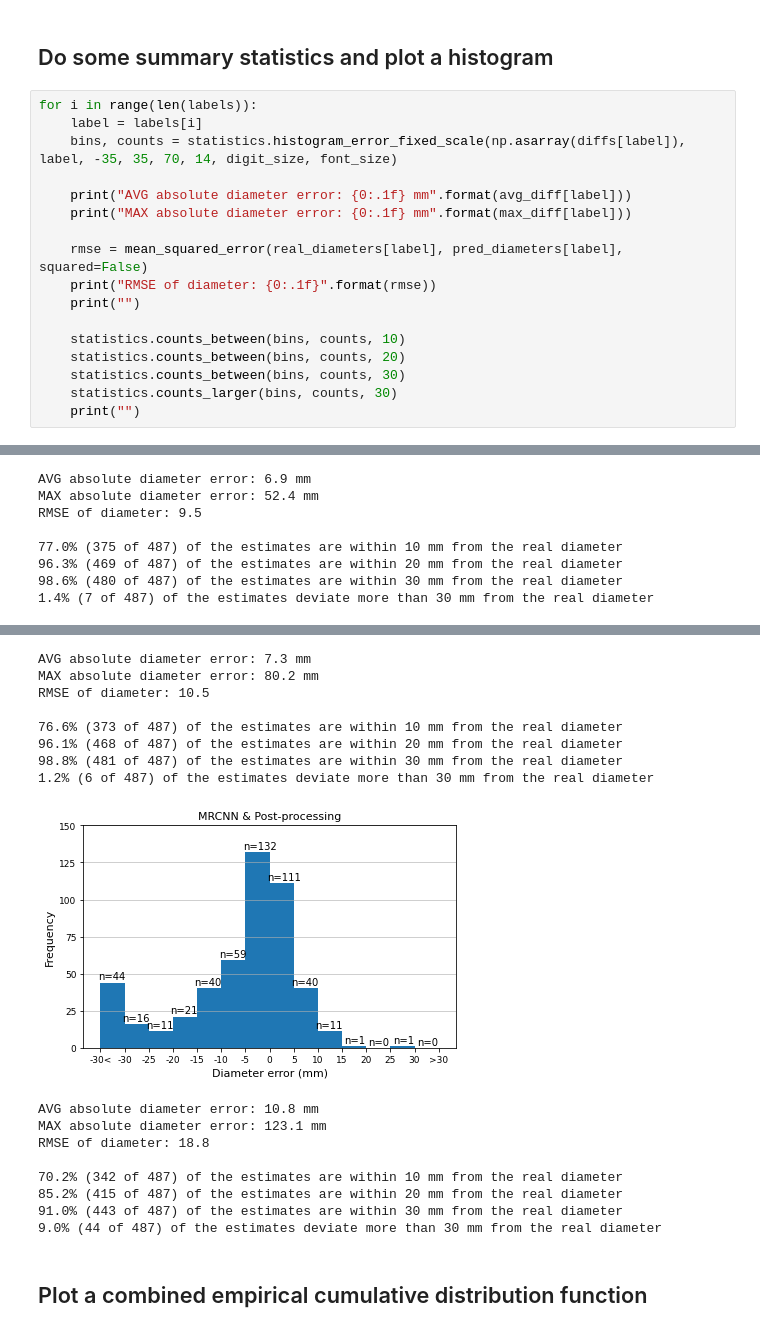
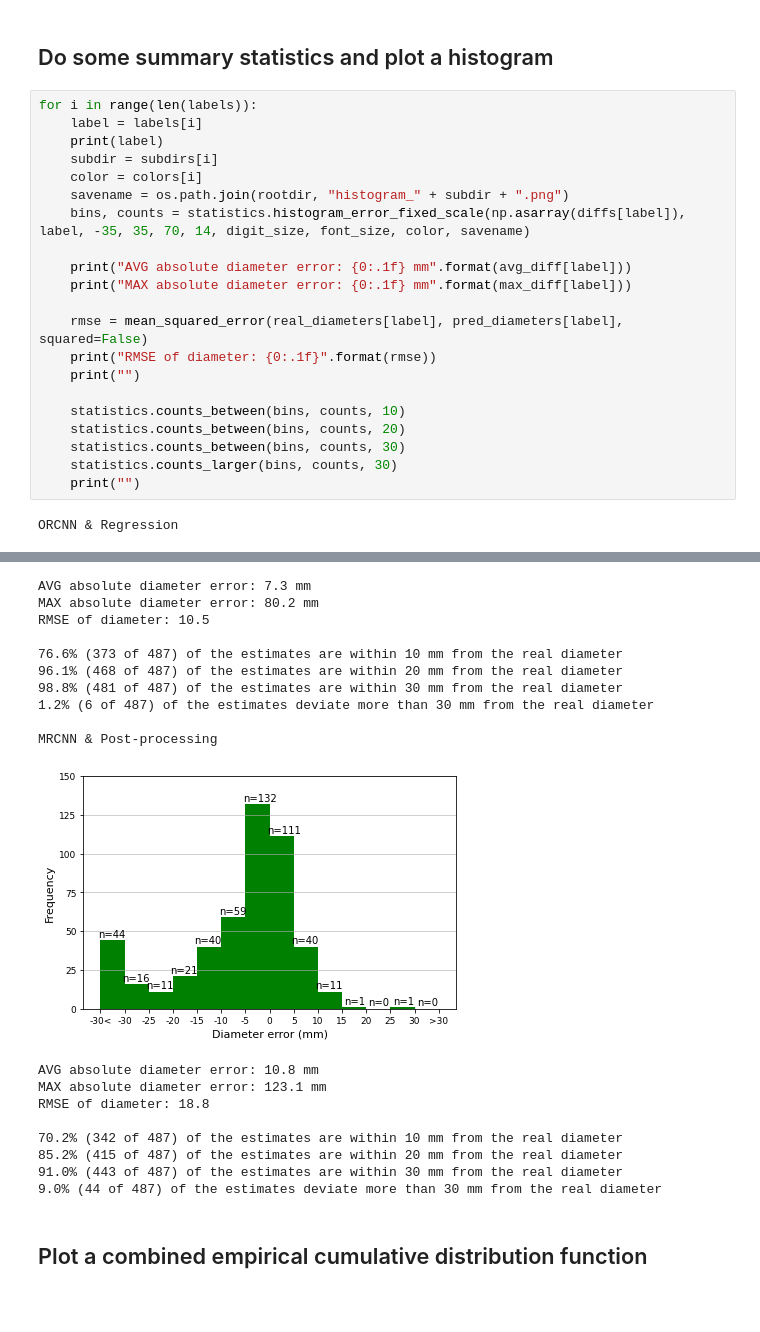
Before and after one commit to pieterblok/sizecnn, a Jupyter notebook: utils/statistics_and_visualize_results_from_the_three_methods.ipynb, the cells around one changed output, grey strips where cells are left out. Cells and saved outputs as stored; diff of their text form; blank space fills up the shorter version.

Commit message:
software update statistical analysis

```diff
--- a/utils/statistics_and_visualize_results_from_the_three_methods.ipynb
+++ b/utils/statistics_and_visualize_results_from_the_three_methods.ipynb
@@ -89,7 +89,11 @@ df["method_id"] = df["method_id"].astype(int)
 # %%
 for i in range(len(labels)):
     label = labels[i]
-    bins, counts = statistics.histogram_error_fixed_scale(np.asarray(diffs[label]), label, -35, 35, 70, 14, digit_size, font_size)
+    print(label)
+    subdir = subdirs[i]
+    color = colors[i]
+    savename = os.path.join(rootdir, "histogram_" + subdir + ".png")
+    bins, counts = statistics.histogram_error_fixed_scale(np.asarray(diffs[label]), label, -35, 35, 70, 14, digit_size, font_size, color, savename)
 
     print("AVG absolute diameter error: {0:.1f} mm".format(avg_diff[label]))
     print("MAX absolute diameter error: {0:.1f} mm".format(max_diff[label]))
@@ -104,3 +108,4 @@ for i in range(len(labels)):
     statistics.counts_larger(bins, counts, 30)
     print("")
 # %% [output]
+ORCNN & Regression
@@ -108,8 +112,0 @@ for i in range(len(labels)):
-AVG absolute diameter error: 6.9 mm
-MAX absolute diameter error: 52.4 mm
-RMSE of diameter: 9.5
-
-77.0% (375 of 487) of the estimates are within 10 mm from the real diameter
-96.3% (469 of 487) of the estimates are within 20 mm from the real diameter
-98.6% (480 of 487) of the estimates are within 30 mm from the real diameter
-1.4% (7 of 487) of the estimates deviate more than 30 mm from the real diameter
@@ -117,20 +124,22 @@ RMSE of diameter: 9.5
-AVG absolute diameter error: 7.3 mm
-MAX absolute diameter error: 80.2 mm
-RMSE of diameter: 10.5
-
-76.6% (373 of 487) of the estimates are within 10 mm from the real diameter
-96.1% (468 of 487) of the estimates are within 20 mm from the real diameter
-98.8% (481 of 487) of the estimates are within 30 mm from the real diameter
-1.2% (6 of 487) of the estimates deviate more than 30 mm from the real diameter
+AVG absolute diameter error: 7.3 mm
+MAX absolute diameter error: 80.2 mm
+RMSE of diameter: 10.5
+
+76.6% (373 of 487) of the estimates are within 10 mm from the real diameter
+96.1% (468 of 487) of the estimates are within 20 mm from the real diameter
+98.8% (481 of 487) of the estimates are within 30 mm from the real diameter
+1.2% (6 of 487) of the estimates deviate more than 30 mm from the real diameter
+
+MRCNN & Post-processing
-[figure, old version]
+[figure, new version]
-AVG absolute diameter error: 10.8 mm
-MAX absolute diameter error: 123.1 mm
-RMSE of diameter: 18.8
-
-70.2% (342 of 487) of the estimates are within 10 mm from the real diameter
-85.2% (415 of 487) of the estimates are within 20 mm from the real diameter
-91.0% (443 of 487) of the estimates are within 30 mm from the real diameter
-9.0% (44 of 487) of the estimates deviate more than 30 mm from the real diameter
+AVG absolute diameter error: 10.8 mm
+MAX absolute diameter error: 123.1 mm
+RMSE of diameter: 18.8
+
+70.2% (342 of 487) of the estimates are within 10 mm from the real diameter
+85.2% (415 of 487) of the estimates are within 20 mm from the real diameter
+91.0% (443 of 487) of the estimates are within 30 mm from the real diameter
+9.0% (44 of 487) of the estimates deviate more than 30 mm from the real diameter
 # %% [markdown]
 ## Plot a combined empirical cumulative distribution function
 # %%
```
Also changed, not shown: parts of 4 cells of this notebook, 2 other files.
